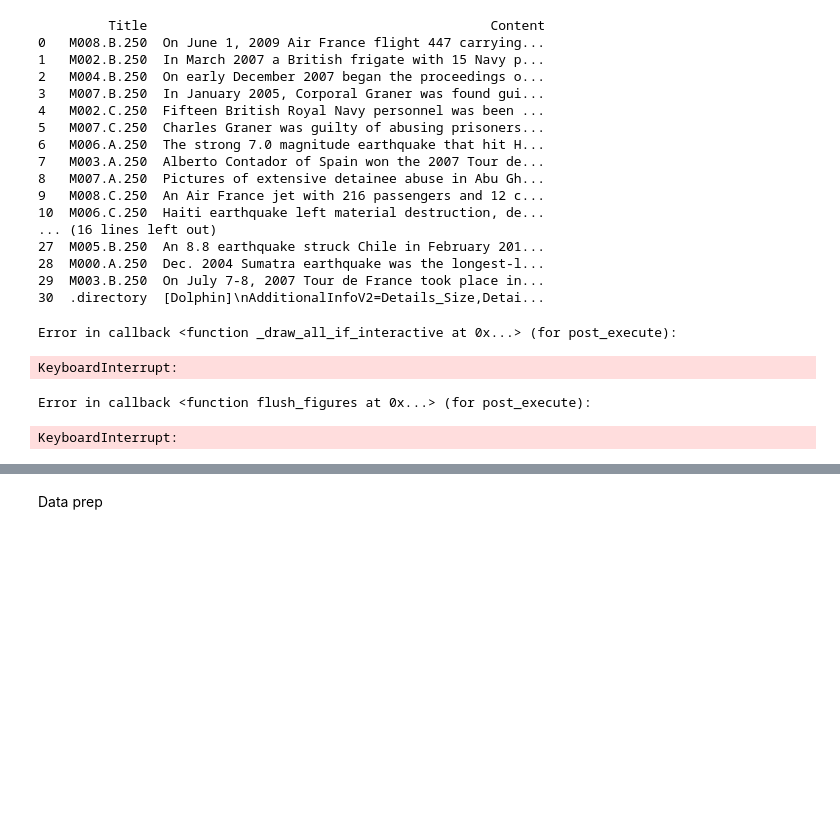
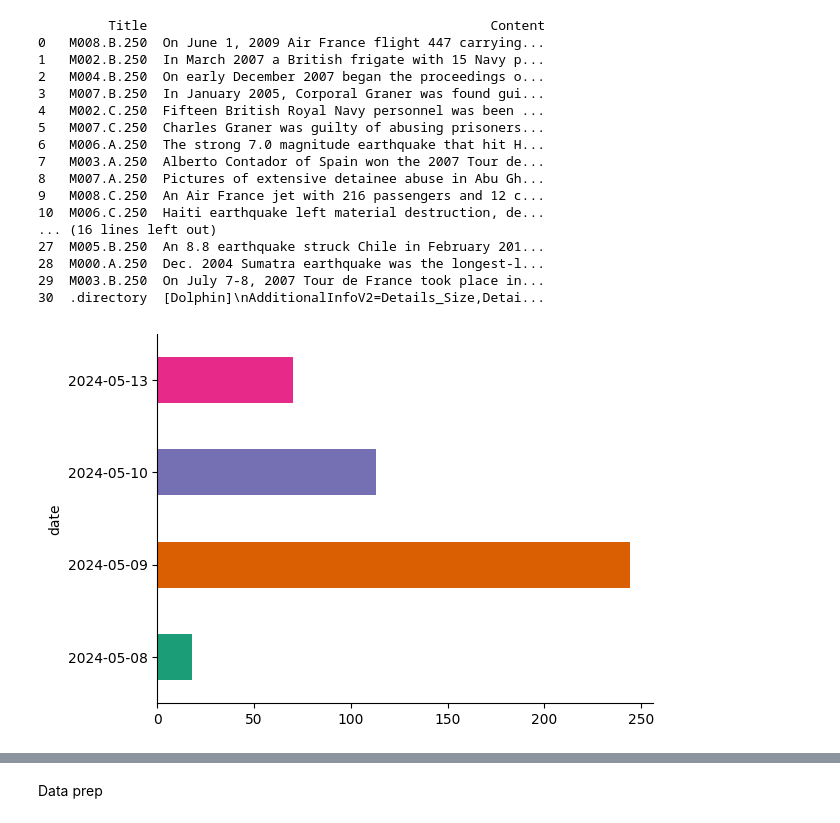
Before and after one commit to hannaschmueck/Session1_Visualisation_and_Summarisation, a Jupyter notebook: NoteBooks/2_visualisation_wordcloud_Multi.ipynb, the cells around one changed output, grey strips where cells are left out. Saved outputs shown, nothing was run; the diff lists cells and outputs as text; code cells hidden in the pictures; blank space fills up the shorter version.

```diff
--- a/NoteBooks/2_visualisation_wordcloud_Multi.ipynb
+++ b/NoteBooks/2_visualisation_wordcloud_Multi.ipynb
@@ -113,10 +130,7 @@ df.to_csv('combined_files.csv', index=False)
 # %%
 from matplotlib import pyplot as plt
 import seaborn as sns
-df.groupby('url').size().plot(kind='barh', color=sns.palettes.mpl_palette('Dark2'))
+df.groupby('date').size().plot(kind='barh', color=sns.palettes.mpl_palette('Dark2'))
 plt.gca().spines[['top', 'right',]].set_visible(False)
 # %% [output]
-Error in callback <function _draw_all_if_interactive at 0x...> (for post_execute):
-KeyboardInterrupt:
-Error in callback <function flush_figures at 0x...> (for post_execute):
-KeyboardInterrupt:
+[figure, added]
```
Also changed, not shown: parts of 32 cells of this notebook.
